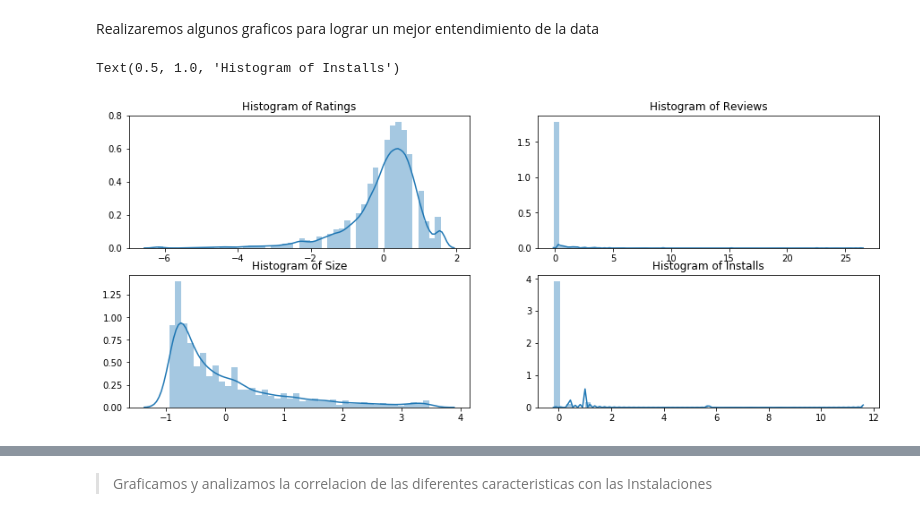
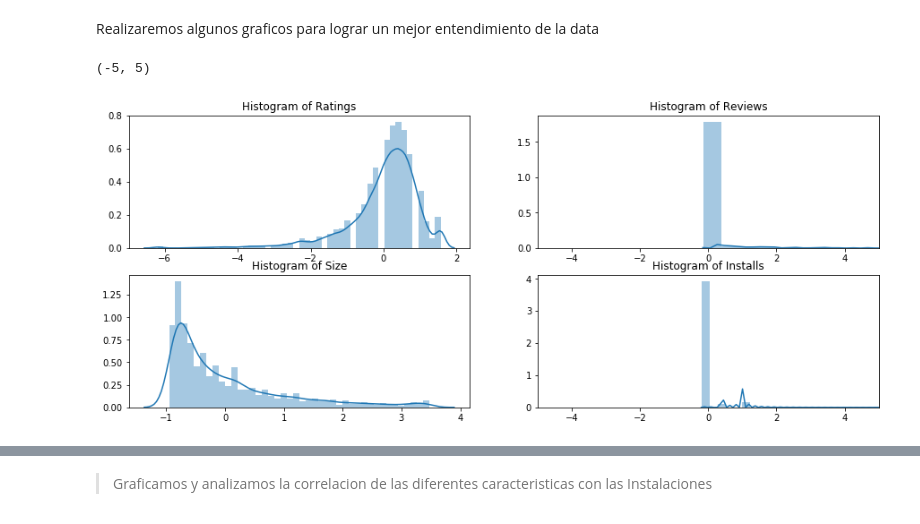
Before and after one commit to Fran-Benko/Coursera_Capstone_FB, a Jupyter notebook: EDA GooglePlay.ipynb, the cells around one changed output, grey strips where cells are left out. Saved outputs shown, nothing was run; the diff lists cells and outputs as text; code cells hidden in the pictures.

```diff
--- a/EDA GooglePlay.ipynb
+++ b/EDA GooglePlay.ipynb
@@ -258,31 +258,32 @@ Realizaremos algunos graficos para lograr un mejor entendimiento de la data
 # %%
 #Realizamos algunos Histogramas para entender la distribucion de la data.
 fig = plt.figure(figsize=(15,6)) # create figure
 
 # create subplots
 ax0 = fig.add_subplot(2, 2, 1)
 ax1 = fig.add_subplot(2, 2, 2)
 ax2 = fig.add_subplot(2, 2, 3)
 ax3 = fig.add_subplot(2, 2, 4)
 
 # Subplot 1: Histogram of Ratings
 sns.distplot(df[['Rating']].dropna(), ax=ax0)
 ax0.set_title('Histogram of Ratings')
 
 
 # Subplot 2: Histogram of Reviews
 sns.distplot(df[['Reviews']].dropna(), ax=ax1)
 ax1.set_title('Histogram of Reviews')
-
+ax1.set_xlim(-5,5)
 
 # Subplot 3: Histogram of Size
 sns.distplot(df[['Size']].dropna(), ax=ax2)
 ax2.set_title('Histogram of Size')
 
 
 # Subplot 4: Histogram of Installs
 sns.distplot(df[['Installs']].dropna(), ax=ax3)
 ax3.set_title('Histogram of Installs')
+ax3.set_xlim(-5,5)
 # %% [output]
-Text(0.5, 1.0, 'Histogram of Installs')
+(-5, 5)
-[figure, old version]
+[figure, new version]
```
Also changed, not shown: parts of 17 cells of this notebook.
